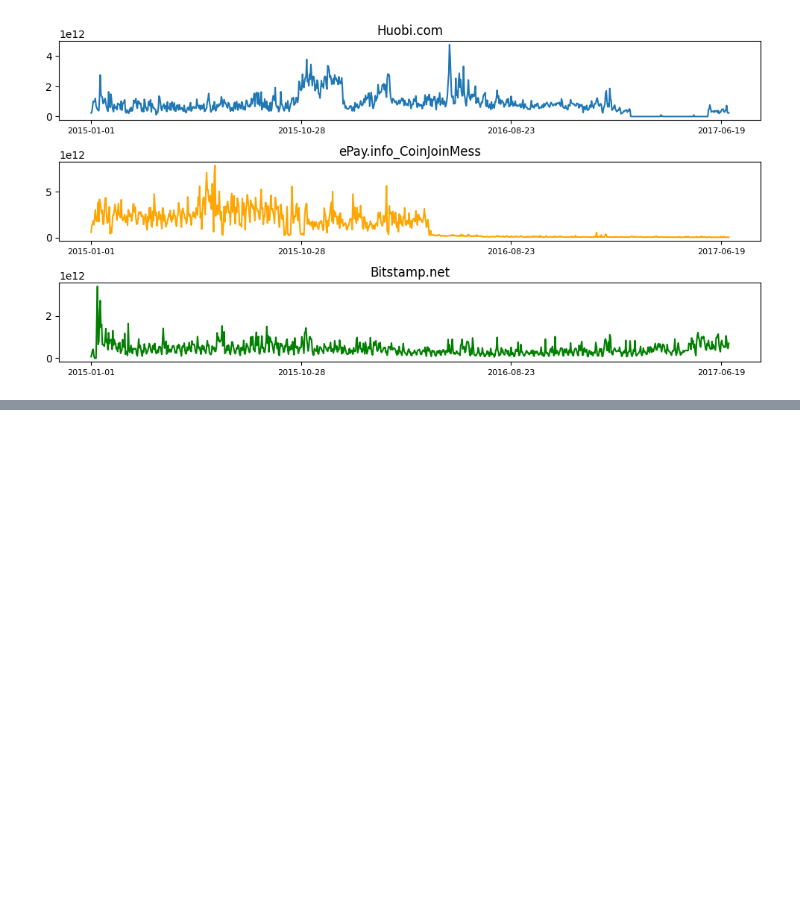
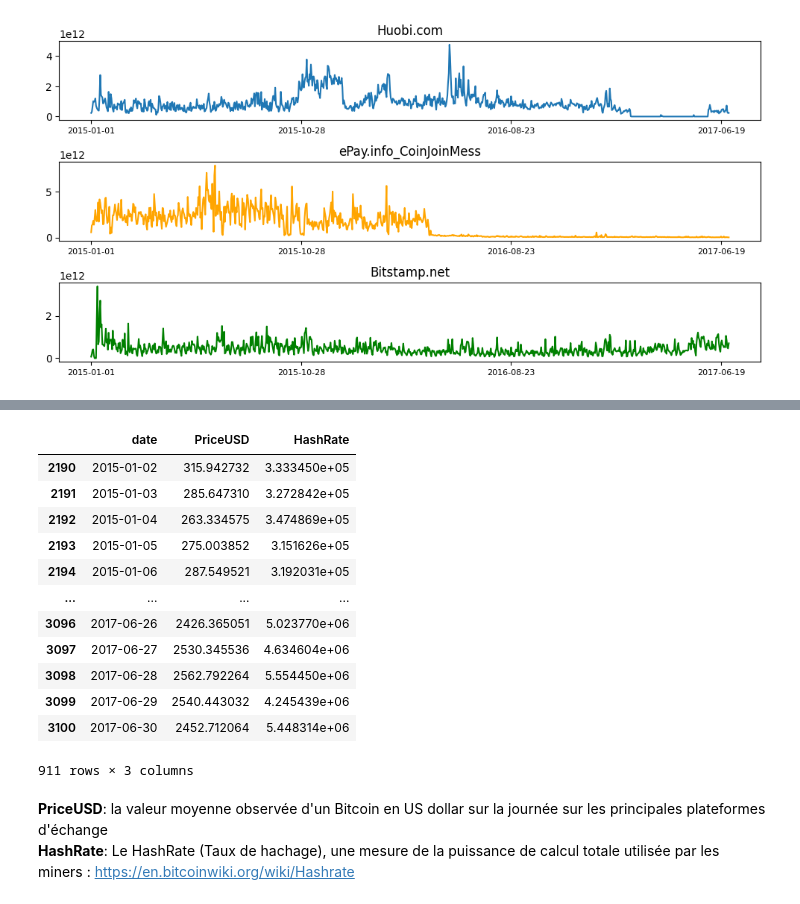
Before and after one commit to Yquetzal/DefiEGC2024, a Jupyter notebook: src/01 - Exploration des données/Exploration des données.ipynb, the cells around one changed output, grey strips where cells are left out. Saved outputs shown, nothing was run; the diff lists cells and outputs as text; code cells hidden in the pictures; blank space fills up the shorter version.

Commit message:
analyse external

```diff
--- a/src/01 - Exploration des données/Exploration des données.ipynb
+++ b/src/01 - Exploration des données/Exploration des données.ipynb
@@ -180,0 +198,20 @@ SENDING
+# %%
+df_external = pd.read_csv(path_external, index_col=0)
+df_external
+# %% [output]
+|  | date | PriceUSD | HashRate |
+| 2190 | 2015-01-02 | 315.942732 | 3.333450e+05 |
+| 2191 | 2015-01-03 | 285.647310 | 3.272842e+05 |
+| 2192 | 2015-01-04 | 263.334575 | 3.474869e+05 |
+| 2193 | 2015-01-05 | 275.003852 | 3.151626e+05 |
+| 2194 | 2015-01-06 | 287.549521 | 3.192031e+05 |
+| ... | ... | ... | ... |
+| 3096 | 2017-06-26 | 2426.365051 | 5.023770e+06 |
+| 3097 | 2017-06-27 | 2530.345536 | 4.634604e+06 |
+| 3098 | 2017-06-28 | 2562.792264 | 5.554450e+06 |
+| 3099 | 2017-06-29 | 2540.443032 | 4.245439e+06 |
+| 3100 | 2017-06-30 | 2452.712064 | 5.448314e+06 |
+911 rows × 3 columns
+# %% [markdown]
+**PriceUSD**: la valeur moyenne observée d'un Bitcoin en US dollar sur la journée sur les principales plateformes d'échange <br>
+**HashRate**: Le HashRate (Taux de hachage), une mesure de la puissance de calcul totale utilisée par les miners : https://en.bitcoinwiki.org/wiki/Hashrate
```
Also changed, not shown: parts of 4 cells of this notebook, 1 other file.
